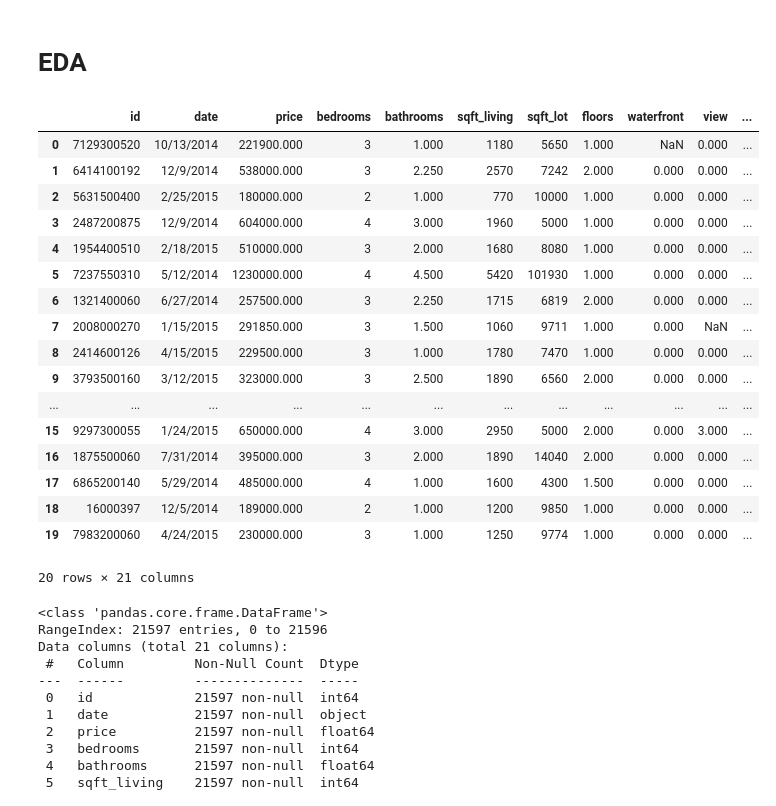
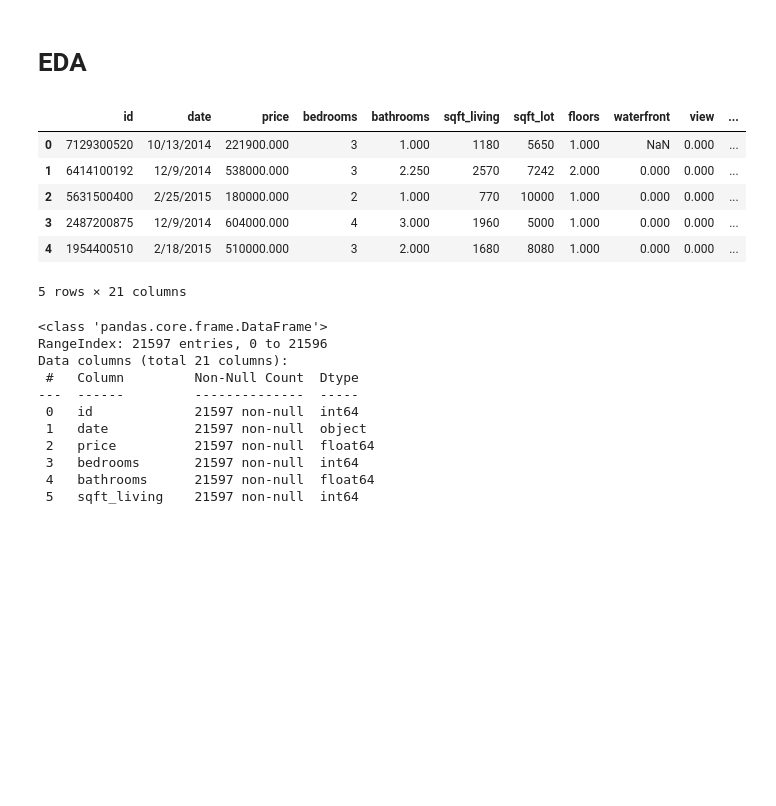
Before and after one commit to LanaCasselmann/eda-project-housing, a Jupyter notebook: EDA.ipynb, the cells around one changed output. Drawn from its saved outputs; the diff is of its cells as text; code cells hidden in the pictures; blank space fills up the shorter version.

```diff
--- a/EDA.ipynb
+++ b/EDA.ipynb
@@ -25,25 +30,14 @@ df_housing = pd.read_csv('data/King_County_House_prices_dataset.csv')
 # %%
 #examining the data
-df_housing.head(20)
+df_housing.head()
 # %% [output]
 |  | id | date | price | bedrooms | bathrooms | sqft_living | sqft_lot | floors | waterfront | view | ... |
 | 0 | 7129300520 | 10/13/2014 | 221900.000 | 3 | 1.000 | 1180 | 5650 | 1.000 | NaN | 0.000 | ... |
 | 1 | 6414100192 | 12/9/2014 | 538000.000 | 3 | 2.250 | 2570 | 7242 | 2.000 | 0.000 | 0.000 | ... |
 | 2 | 5631500400 | 2/25/2015 | 180000.000 | 2 | 1.000 | 770 | 10000 | 1.000 | 0.000 | 0.000 | ... |
 | 3 | 2487200875 | 12/9/2014 | 604000.000 | 4 | 3.000 | 1960 | 5000 | 1.000 | 0.000 | 0.000 | ... |
 | 4 | 1954400510 | 2/18/2015 | 510000.000 | 3 | 2.000 | 1680 | 8080 | 1.000 | 0.000 | 0.000 | ... |
-| 5 | 7237550310 | 5/12/2014 | 1230000.000 | 4 | 4.500 | 5420 | 101930 | 1.000 | 0.000 | 0.000 | ... |
-| 6 | 1321400060 | 6/27/2014 | 257500.000 | 3 | 2.250 | 1715 | 6819 | 2.000 | 0.000 | 0.000 | ... |
-| 7 | 2008000270 | 1/15/2015 | 291850.000 | 3 | 1.500 | 1060 | 9711 | 1.000 | 0.000 | NaN | ... |
-| 8 | 2414600126 | 4/15/2015 | 229500.000 | 3 | 1.000 | 1780 | 7470 | 1.000 | 0.000 | 0.000 | ... |
-| 9 | 3793500160 | 3/12/2015 | 323000.000 | 3 | 2.500 | 1890 | 6560 | 2.000 | 0.000 | 0.000 | ... |
-| ... | ... | ... | ... | ... | ... | ... | ... | ... | ... | ... | ... |
-| 15 | 9297300055 | 1/24/2015 | 650000.000 | 4 | 3.000 | 2950 | 5000 | 2.000 | 0.000 | 3.000 | ... |
-| 16 | 1875500060 | 7/31/2014 | 395000.000 | 3 | 2.000 | 1890 | 14040 | 2.000 | 0.000 | 0.000 | ... |
-| 17 | 6865200140 | 5/29/2014 | 485000.000 | 4 | 1.000 | 1600 | 4300 | 1.500 | 0.000 | 0.000 | ... |
-| 18 | 16000397 | 12/5/2014 | 189000.000 | 2 | 1.000 | 1200 | 9850 | 1.000 | 0.000 | 0.000 | ... |
-| 19 | 7983200060 | 4/24/2015 | 230000.000 | 3 | 1.000 | 1250 | 9774 | 1.000 | 0.000 | 0.000 | ... |
-20 rows × 21 columns
+5 rows × 21 columns
 # %%
 df_housing.info()
 #21597 entries, 21 columns
```
Also changed, not shown: parts of 24 cells of this notebook, 1 other file.
